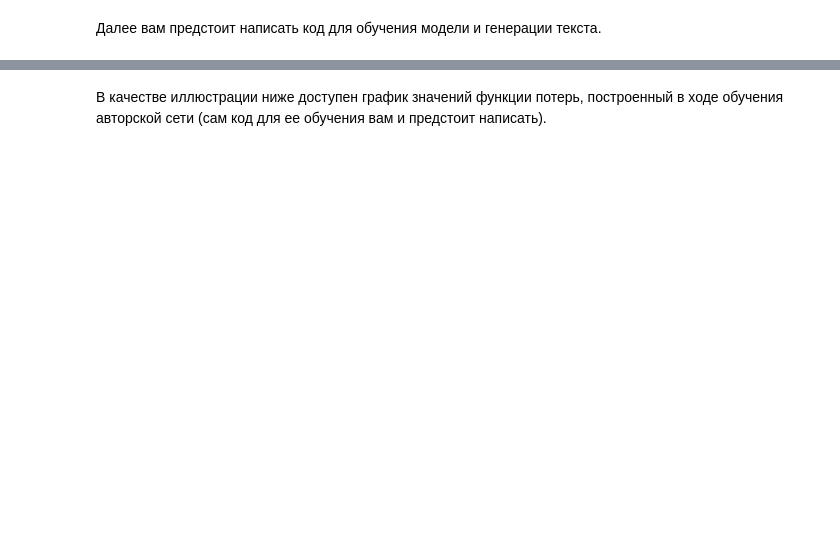
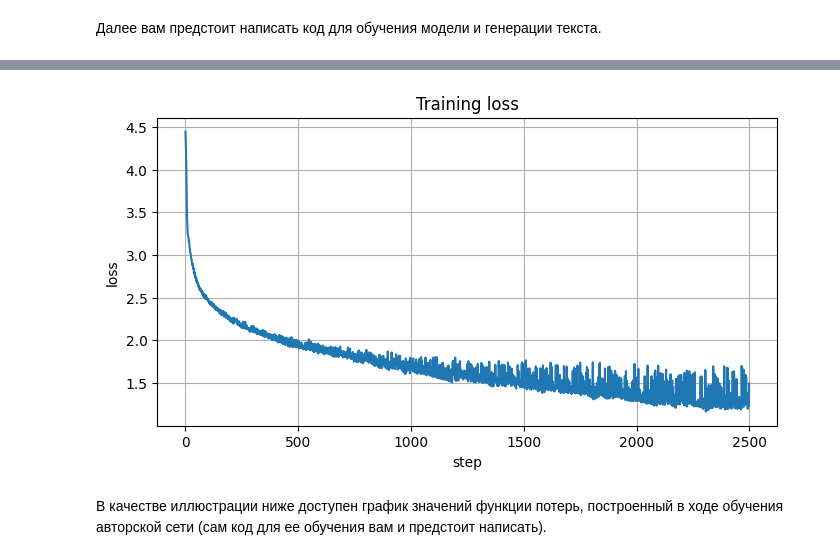
Before and after one commit to oncominglane/nlp_and_rl_mipt_course, a Jupyter notebook: task1/assignment_language_modeling.ipynb, the cells around one changed output, grey strips where cells are left out. Cells and saved outputs as stored; diff of their text form; code cells hidden in the pictures; blank space fills up the shorter version.

```diff
--- a/task1/assignment_language_modeling.ipynb
+++ b/task1/assignment_language_modeling.ipynb
@@ -105,0 +106,53 @@ array([[84, 54,  1, ...,  0, 69, 53],
+# %%
+class CharRNN(nn.Module):
+    def __init__(self, vocab_size, emb_size=64, hidden_size=256, num_layers=1, dropout=0.0):
+        super().__init__()
+        self.embedding = nn.Embedding(vocab_size, emb_size)
+        self.rnn = nn.RNN(
+            input_size=emb_size,
+            hidden_size=hidden_size,
+            num_layers=num_layers,
+            dropout=dropout if num_layers > 1 else 0.0,
+            batch_first=True,
+        )
+        self.output = nn.Linear(hidden_size, vocab_size)
+
+    def forward(self, x, h=None):
+        x = self.embedding(x)
+        out, h = self.rnn(x, h)
+        logits = self.output(out)
+        return logits, h
+
+
+model = CharRNN(num_tokens, emb_size=64, hidden_size=256, num_layers=1).to(device)
+optimizer = torch.optim.Adam(model.parameters(), lr=1e-3)
+criterion = nn.CrossEntropyLoss()
+
+num_steps = 2500
+loss_history = []
+
+for step in range(num_steps):
+    batch = next(generate_chunk())
+    x = torch.tensor(batch[:, :-1], dtype=torch.long, device=device)
+    y = torch.tensor(batch[:, 1:], dtype=torch.long, device=device)
+
+    optimizer.zero_grad()
+    logits, _ = model(x)
+    loss = criterion(logits.reshape(-1, num_tokens), y.reshape(-1))
+    loss.backward()
+    torch.nn.utils.clip_grad_norm_(model.parameters(), 1.0)
+    optimizer.step()
+
+    loss_history.append(loss.item())
+
+    if step % 100 == 0:
+        print(f"Step {step}, loss: {np.mean(loss_history[-100:]):.4f}")
+
+plt.figure(figsize=(8, 4))
+plt.plot(loss_history)
+plt.title("Training loss")
+plt.xlabel("step")
+plt.ylabel("loss")
+plt.grid(True)
+plt.show()
+# %% [output]
@@ -106,2 +176,3 @@ array([[84, 54,  1, ...,  0, 69, 53],
+[figure, added]
 # %% [markdown]
 В качестве иллюстрации ниже доступен график значений функции потерь, построенный в ходе обучения авторской сети (сам код для ее обучения вам и предстоит написать).
```
Also changed, not shown: parts of 10 cells of this notebook, 3 other files.
